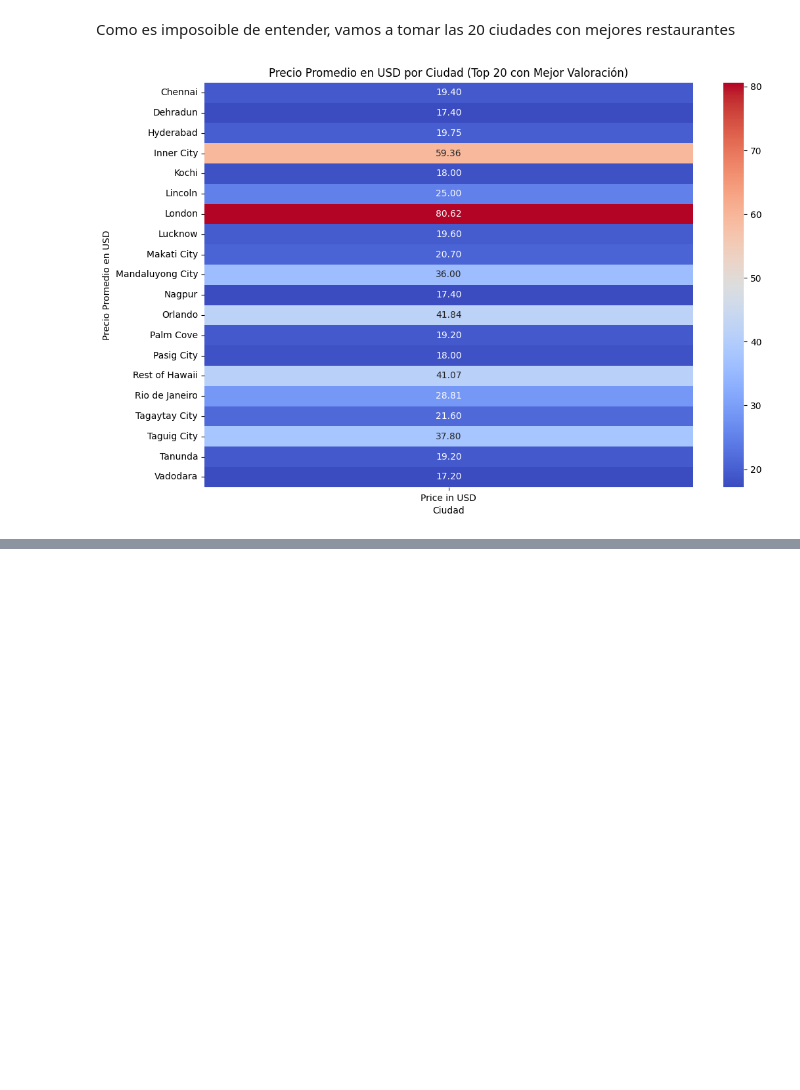
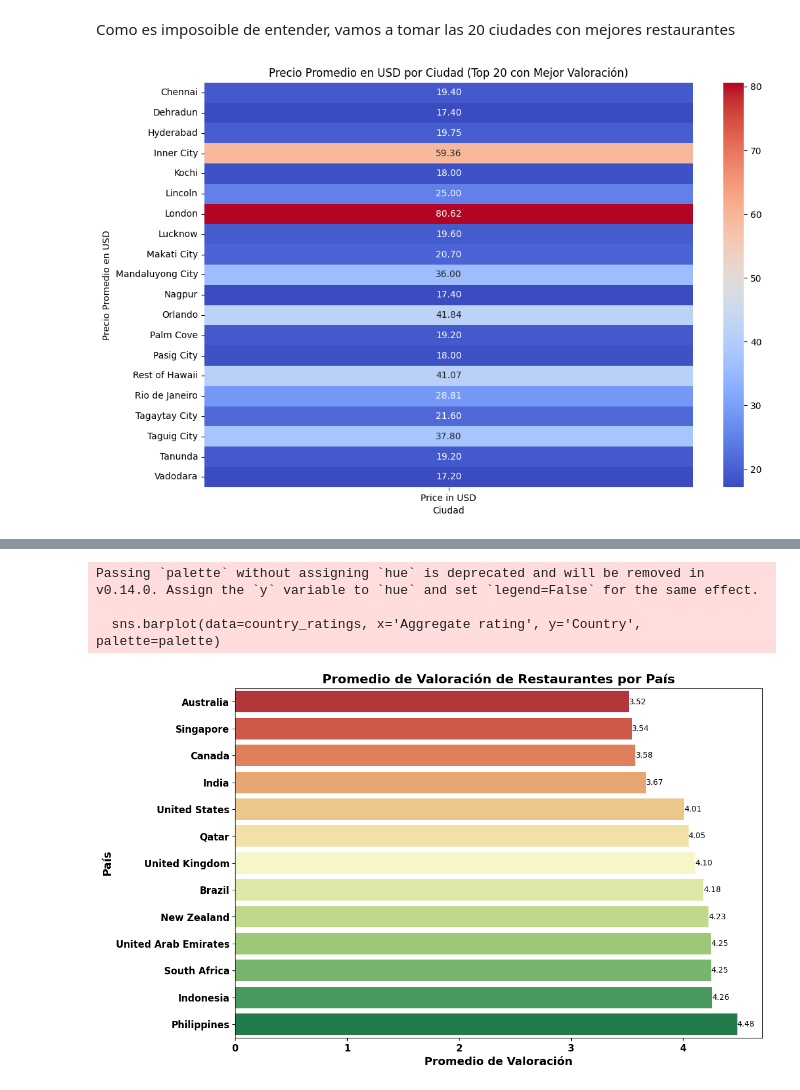
Before and after one commit to fptisato/DataScienceI, a Jupyter notebook: ZOMATO PRIMERA ENTREGA.ipynb, the cells around one changed output, grey strips where cells are left out. Saved outputs shown, nothing was run; the diff lists cells and outputs as text; code cells hidden in the pictures; blank space fills up the shorter version.

```diff
--- a/ZOMATO PRIMERA ENTREGA.ipynb
+++ b/ZOMATO PRIMERA ENTREGA.ipynb
@@ -521,0 +567,59 @@ plt.show()
+# %%
+# Vamos a crear un gráfico similar a los primeros, pero quiero agregarle un parámetro para que muestre las valoraciones distinguidas en colores.
+
+import pandas as pd
+import matplotlib.pyplot as plt
+
+# Crear un diccionario para mapear los códigos de país a nombres de países
+country_dict = {
+    1: 'India',
+    14: 'Australia',
+    30: 'Brazil',
+    37: 'Canada',
+    94: 'Indonesia',
+    148: 'New Zealand',
+    162: 'Philippines',
+    166: 'Qatar',
+    184: 'Singapore',
+    189: 'South Africa',
+    191: 'Sri Lanka',
+    208: 'Turkey',
+    214: 'United Arab Emirates',
+    215: 'United Kingdom',
+    216: 'United States'
+}
+
+# Agregar una columna de país al DataFrame
+df['Country'] = df['Country Code'].map(country_dict)
+
+# Agrupar por país y calcular el promedio de valoración
+country_ratings = df.groupby('Country')['Aggregate rating'].mean().reset_index()
+
+# Ordenar los países por promedio de valoración
+country_ratings = country_ratings.sort_values(by='Aggregate rating', ascending=False)
+
+# Crear una paleta de colores de rojo a verde (invertida)
+palette = sns.color_palette("RdYlGn_r", len(country_ratings))
+
+# Crear el gráfico de barras con Seaborn
+plt.figure(figsize=(12, 8))
+sns.barplot(data=country_ratings, x='Aggregate rating', y='Country', palette=palette)
+
+# Añadir los valores en cada barra
+for index, value in enumerate(country_ratings['Aggregate rating']):
+    plt.text(value, index, f'{value:.2f}', va='center', ha='left', fontsize=10, color='black')
+
+# Personalizar los ejes
+plt.xlabel('Promedio de Valoración', fontsize=14, fontweight='bold')
+plt.ylabel('País', fontsize=14, fontweight='bold')
+plt.title('Promedio de Valoración de Restaurantes por País', fontsize=16, fontweight='bold')
+plt.gca().invert_yaxis()  # Invertir el eje y para que el país con mayor valoración esté arriba
+plt.xticks(fontsize=12, fontweight='bold')
+plt.yticks(fontsize=12, fontweight='bold')
+
+plt.show()
+# %% [output]
+Passing `palette` without assigning `hue` is deprecated and will be removed in v0.14.0. Assign the `y` variable to `hue` and set `legend=False` for the same effect.
+
+  sns.barplot(data=country_ratings, x='Aggregate rating', y='Country', palette=palette)
+[figure, added]
```
Also changed, not shown: parts of 2 cells of this notebook.
